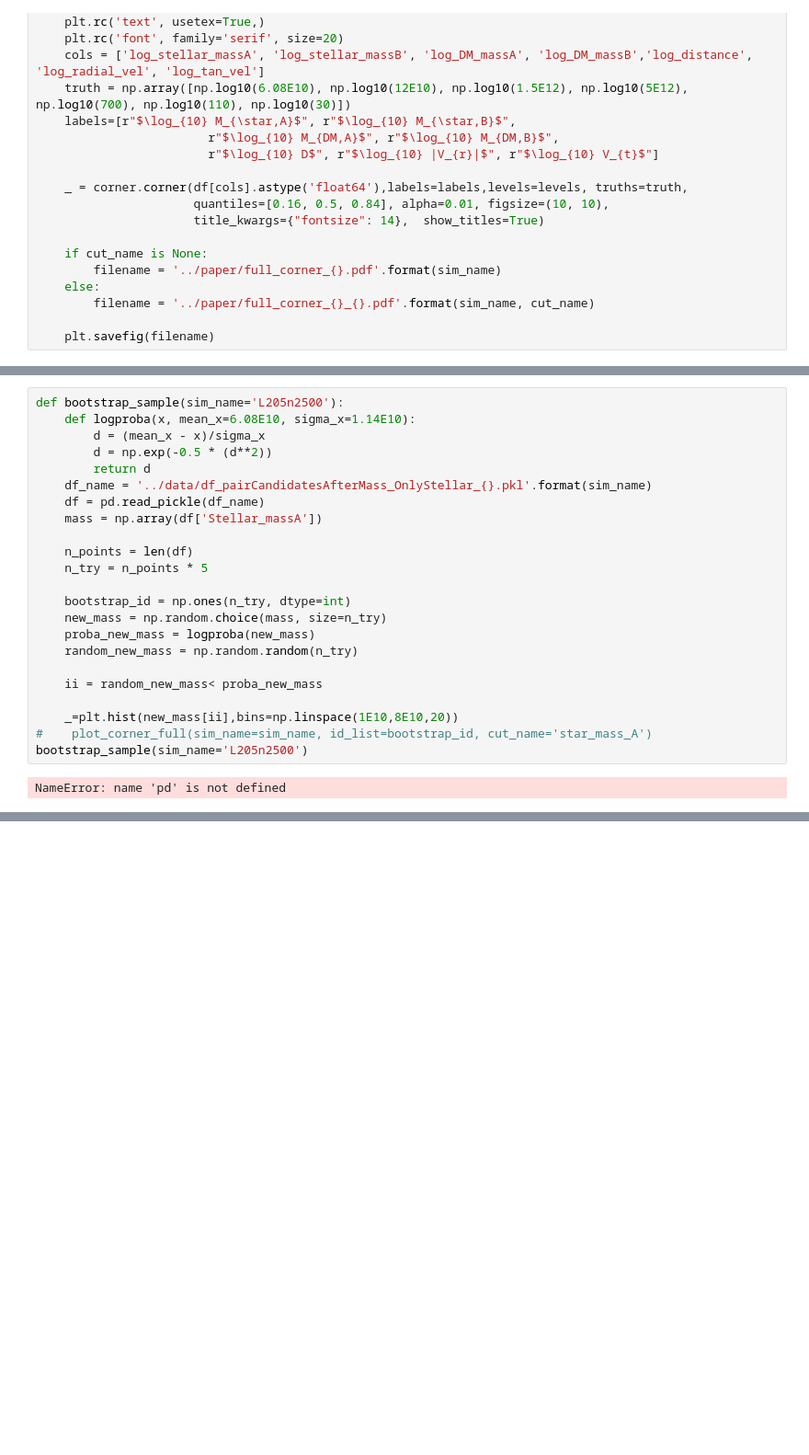
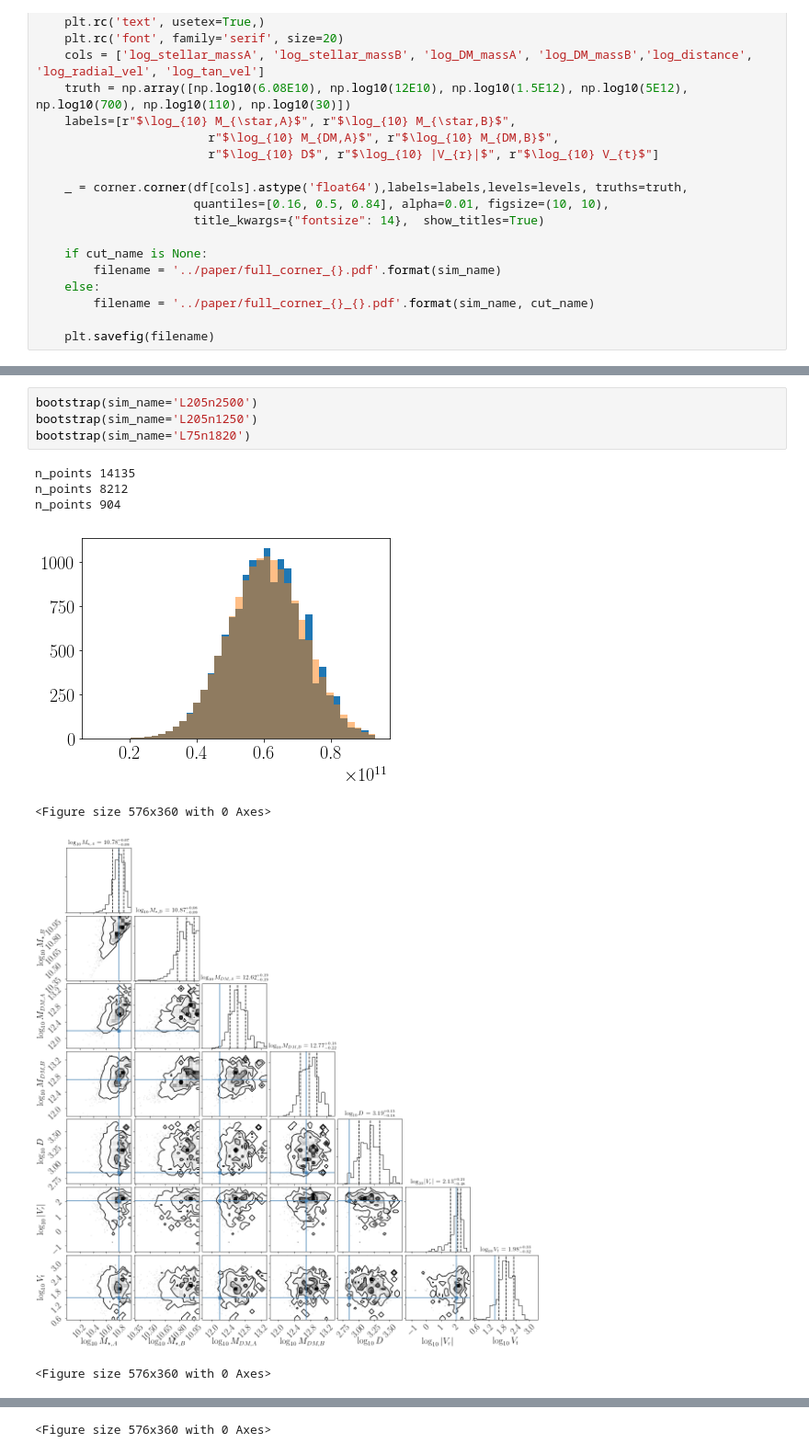
Before and after one commit to cgomez11/projectLC, a Jupyter notebook: nb/explora.ipynb, the cells around one changed output, grey strips where cells are left out. Shown at 92% size. Saved outputs shown, nothing was run; the diff lists cells and outputs as text; blank space fills up the shorter version.

```diff
--- a/nb/explora.ipynb
+++ b/nb/explora.ipynb
@@ -96,25 +99,12 @@ n_points 14135
-# %%
-def bootstrap_sample(sim_name='L205n2500'):
-    def logproba(x, mean_x=6.08E10, sigma_x=1.14E10):
-        d = (mean_x - x)/sigma_x
-        d = np.exp(-0.5 * (d**2))
-        return d
-    df_name = '../data/df_pairCandidatesAfterMass_OnlyStellar_{}.pkl'.format(sim_name)
-    df = pd.read_pickle(df_name)
-    mass = np.array(df['Stellar_massA'])
-
-    n_points = len(df)
-    n_try = n_points * 5
-
-    bootstrap_id = np.ones(n_try, dtype=int)
-    new_mass = np.random.choice(mass, size=n_try)
-    proba_new_mass = logproba(new_mass)
-    random_new_mass = np.random.random(n_try)
-
-    ii = random_new_mass< proba_new_mass
-
-    _=plt.hist(new_mass[ii],bins=np.linspace(1E10,8E10,20))
-#    plot_corner_full(sim_name=sim_name, id_list=bootstrap_id, cut_name='star_mass_A')
-bootstrap_sample(sim_name='L205n2500')
-# %% [output]
-NameError: name 'pd' is not defined
+# %%
+bootstrap(sim_name='L205n2500')
+bootstrap(sim_name='L205n1250')
+bootstrap(sim_name='L75n1820')
+# %% [output]
+n_points 14135
+n_points 8212
+n_points 904
+[figure, added]
+<Figure size 576x360 with 0 Axes>
+[figure, added]
+<Figure size 576x360 with 0 Axes>
@@ -120,0 +112 @@ NameError: name 'pd' is not defined
+<Figure size 576x360 with 0 Axes>
```
Also changed, not shown: parts of 3 cells of this notebook.
